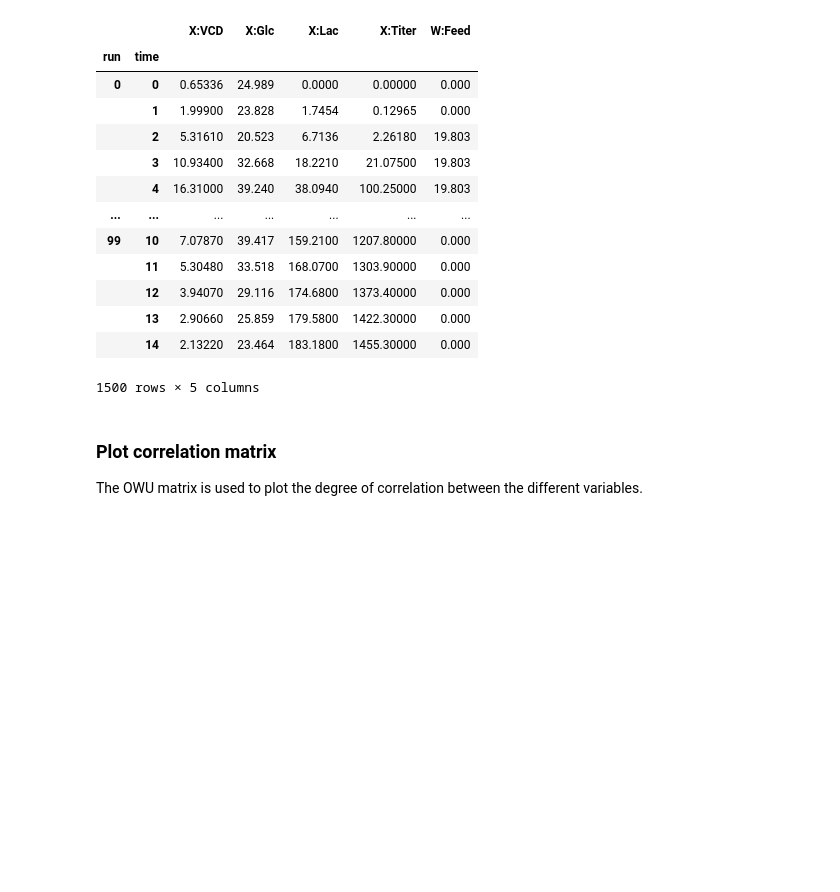
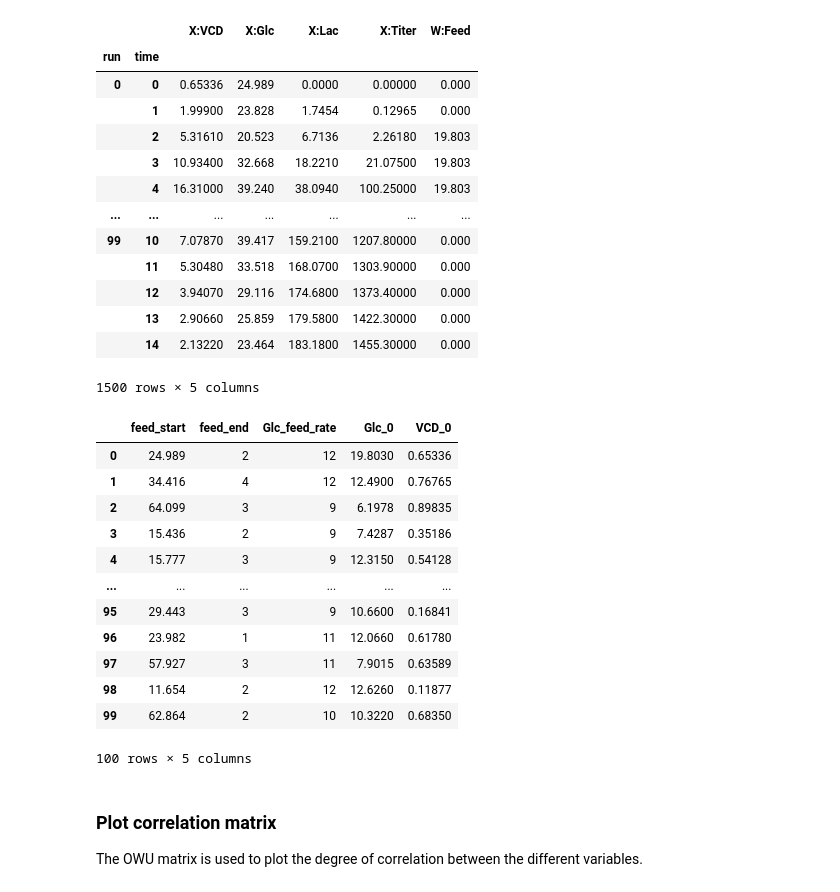
Before and after one commit to japolak/datahow-course-scripts, a Jupyter notebook: scripts/01_PCA.ipynb, the cells around one changed output. Cells and saved outputs as stored; diff of their text form; code cells hidden in the pictures; blank space fills up the shorter version.

```diff
--- a/scripts/01_PCA.ipynb
+++ b/scripts/01_PCA.ipynb
@@ -82,6 +64,25 @@ owu
 |  | 13 | 2.90660 | 25.859 | 179.5800 | 1422.30000 | 0.000 |
 |  | 14 | 2.13220 | 23.464 | 183.1800 | 1455.30000 | 0.000 |
 1500 rows × 5 columns
+# %%
+filename = "bwu_doe_scaled.csv"
+doe = pd.read_csv("datahow-course-scripts/scripts/datasets/"+filename,index_col=None, header=None)
+doe.columns=["feed_start","feed_end","Glc_feed_rate","Glc_0","VCD_0"]
+doe
+# %% [output]
+|  | feed_start | feed_end | Glc_feed_rate | Glc_0 | VCD_0 |
+| 0 | 24.989 | 2 | 12 | 19.8030 | 0.65336 |
+| 1 | 34.416 | 4 | 12 | 12.4900 | 0.76765 |
+| 2 | 64.099 | 3 | 9 | 6.1978 | 0.89835 |
+| 3 | 15.436 | 2 | 9 | 7.4287 | 0.35186 |
+| 4 | 15.777 | 3 | 9 | 12.3150 | 0.54128 |
+| ... | ... | ... | ... | ... | ... |
+| 95 | 29.443 | 3 | 9 | 10.6600 | 0.16841 |
+| 96 | 23.982 | 1 | 11 | 12.0660 | 0.61780 |
+| 97 | 57.927 | 3 | 11 | 7.9015 | 0.63589 |
+| 98 | 11.654 | 2 | 12 | 12.6260 | 0.11877 |
+| 99 | 62.864 | 2 | 10 | 10.3220 | 0.68350 |
+100 rows × 5 columns
 # %% [markdown]
 ### Plot correlation matrix
 
```
Also changed, not shown: parts of 8 cells of this notebook.
